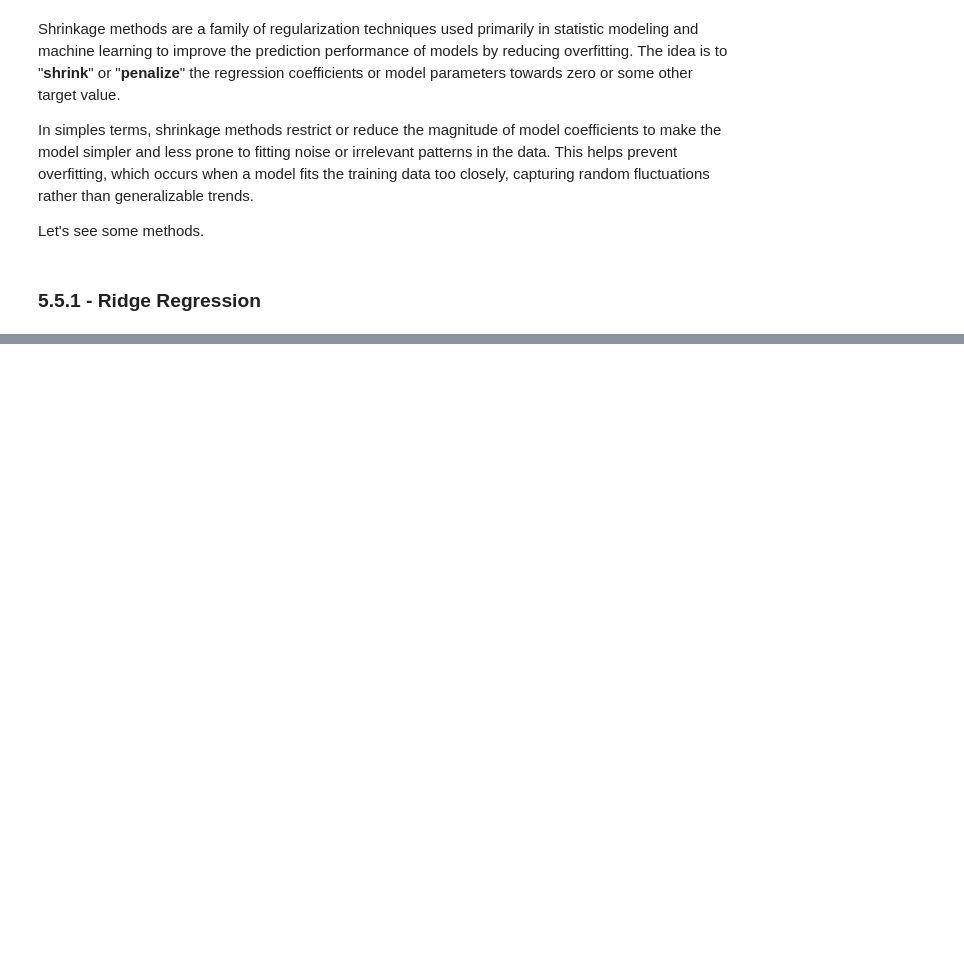
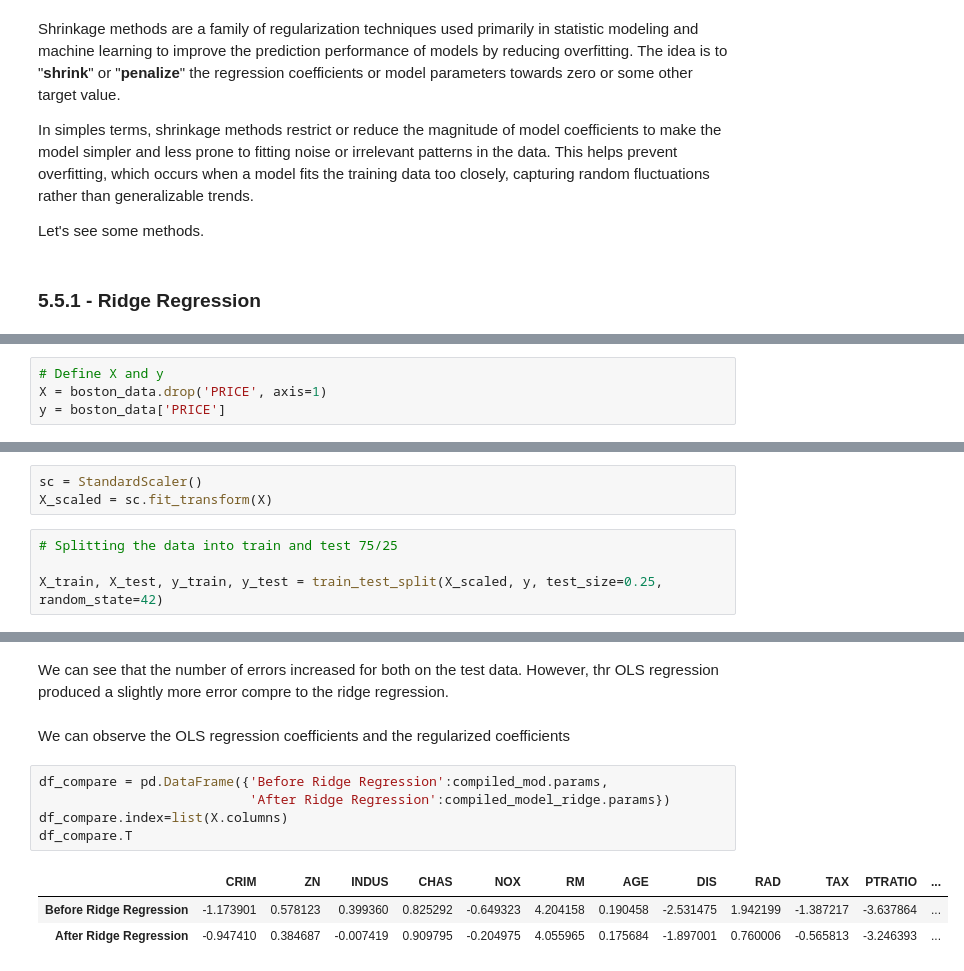
Before and after one commit to mh-pedro/Data-Science-Notes, a Jupyter notebook: notebooks/chapter_5.ipynb, the cells around one changed output, grey strips where cells are left out. Saved outputs shown, nothing was run; the diff lists cells and outputs as text; blank space fills up the shorter version.

```diff
--- a/notebooks/chapter_5.ipynb
+++ b/notebooks/chapter_5.ipynb
@@ -586,0 +632,4 @@ where $n$ is the number of samples and $p$ is the number of parameter. Ridge reg
+# %%
+# Define X and y
+X = boston_data.drop('PRICE', axis=1)
+y = boston_data['PRICE']
@@ -586,0 +638,7 @@ where $n$ is the number of samples and $p$ is the number of parameter. Ridge reg
+# %%
+sc = StandardScaler()
+X_scaled = sc.fit_transform(X)
+# %%
+# Splitting the data into train and test 75/25
+
+X_train, X_test, y_train, y_test = train_test_split(X_scaled, y, test_size=0.25, random_state=42)
@@ -586,0 +684,13 @@ where $n$ is the number of samples and $p$ is the number of parameter. Ridge reg
+# %% [markdown]
+We can see that the number of errors increased for both on the test data. However, thr OLS regression produced a slightly more error compre to the ridge regression.
+# %% [markdown]
+We can observe the OLS regression coefficients and the regularized coefficients
+# %%
+df_compare = pd.DataFrame({'Before Ridge Regression':compiled_mod.params,
+                           'After Ridge Regression':compiled_model_ridge.params})
+df_compare.index=list(X.columns)
+df_compare.T
+# %% [output]
+|  | CRIM | ZN | INDUS | CHAS | NOX | RM | AGE | DIS | RAD | TAX | PTRATIO | ... |
+| Before Ridge Regression | -1.173901 | 0.578123 | 0.399360 | 0.825292 | -0.649323 | 4.204158 | 0.190458 | -2.531475 | 1.942199 | -1.387217 | -3.637864 | ... |
+| After Ridge Regression | -0.947410 | 0.384687 | -0.007419 | 0.909795 | -0.204975 | 4.055965 | 0.175684 | -1.897001 | 0.760006 | -0.565813 | -3.246393 | ... |
```
Also changed, not shown: parts of 16 cells of this notebook, 4 other files.
